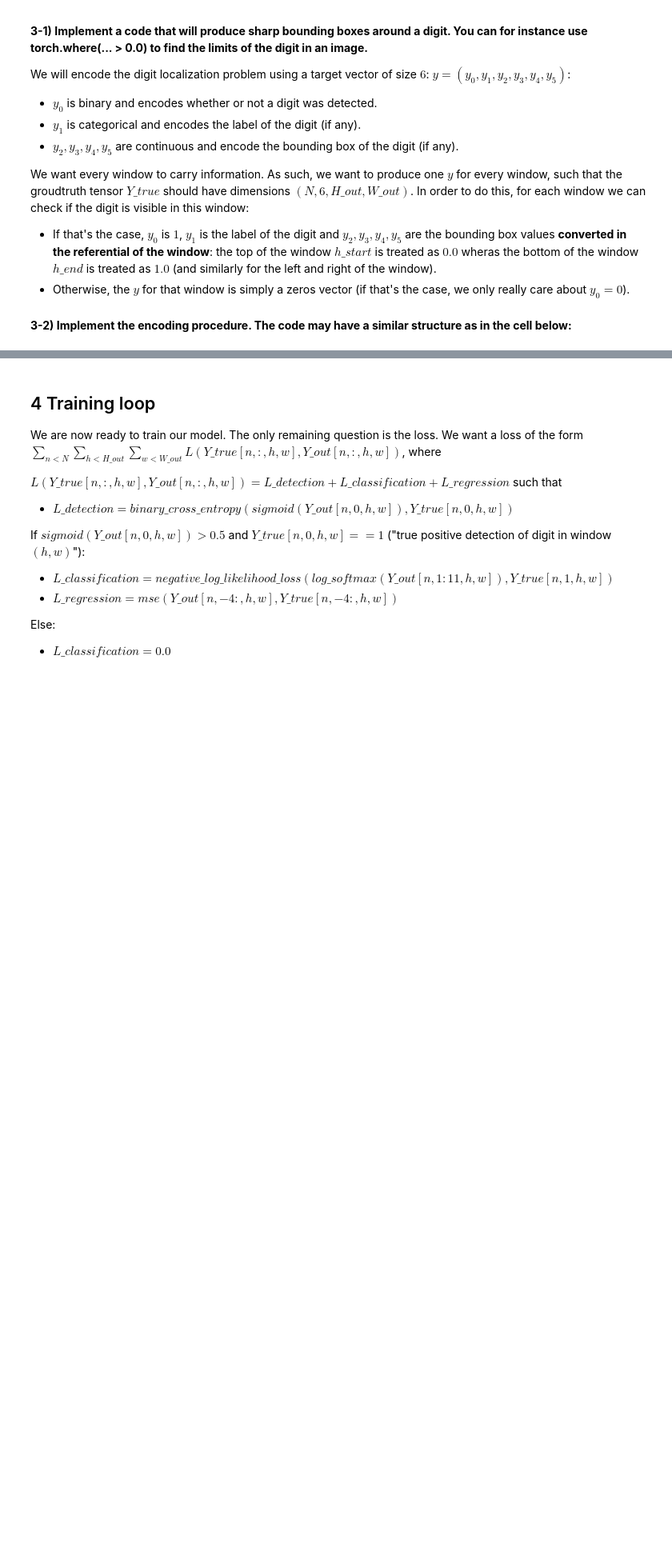
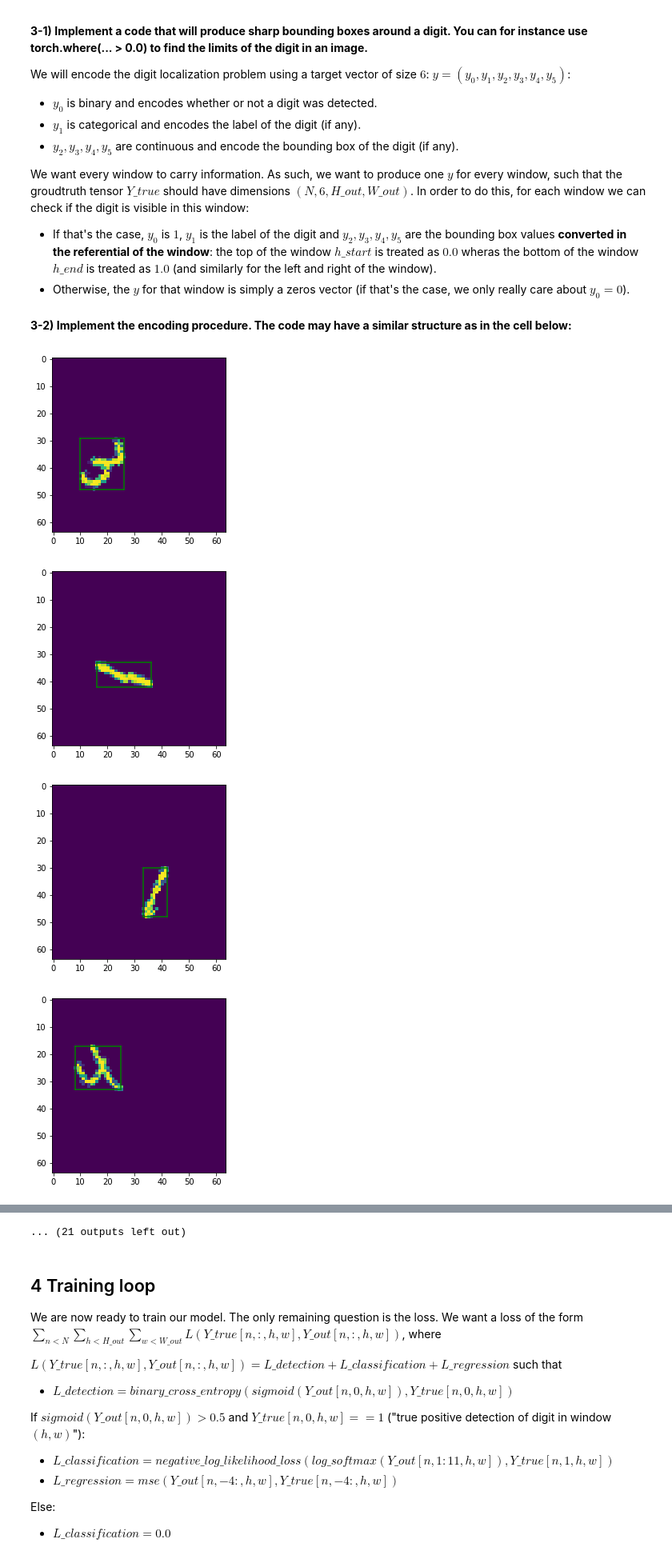
Before and after one commit to ErikHys/INF265, a Jupyter notebook: Weekly's/INF265_Weeks_12_13.ipynb, the cells around one changed output, grey strips where cells are left out. Shown at 80% size. Cells and saved outputs as stored; diff of their text form; code cells hidden in the pictures; blank space fills up the shorter version.

Commit message:
fuck generators

```diff
--- a/Weekly's/INF265_Weeks_12_13.ipynb
+++ b/Weekly's/INF265_Weeks_12_13.ipynb
@@ -530,11 +570,10 @@ def findTopLeftBottomRight(image):
 # %% [markdown]
 **3-2) Implement the encoding procedure. The code may have a similar structure as in the cell below:**
 # %%
-def label_batch(xb, yb):
+def label_batch(xb, yb, h_out=10, w_out=10, window_size=28, stride=4):
     N = len(xb)
-    stride = 4
-    H_out = 10
-    W_out = 10
+    H_out = h_out
+    W_out = w_out
     bounding_boxes = torch.zeros(size=(N, 4))
     Y_true = torch.zeros(size=(N, 6, H_out, W_out))
     for n in range(N):
@@ -551,11 +590,12 @@ def label_batch(xb, yb):
                 # Coordinates of the window (h,w):
                 h_start = h*stride
                 w_start = w*stride
-                h_end = h_start+28
-                w_end = w_start+28
+                h_end = h_start+window_size
+                w_end = w_start+window_size
                 # If a digit is visible in the window (h,w) <==>
                 # rectangles (top, bottom, left, right) and (h_start, h_end, w_start, w_end) intersect:
                 y1 = 1 if left >= w_start and top >= h_start\
                         and right <= w_end and bottom <= h_end else 0
                 Y_true[n,:,h,w] = torch.tensor([y1, y, left, top, right, bottom])
+    yb = Y_true
     return Y_true
@@ -568,11 +602,41 @@ def label_batch(xb, yb):
 # %%
 Y_true_train_batch = []
+pbar = tqdm(total=len(MNIST_generators['train']), desc='Generating train labels')
 for xb, yb in MNIST_generators['train']:
-    Y_true_train_batch.append(label_batch(xb, yb))
+    b = label_batch(xb, yb)
+    Y_true_train_batch.append(b)
+    pbar.update()
+
+pbar.close()
 # %%
 Y_true_val_batch = []
+pbar = tqdm(total=len(MNIST_generators['val']), desc='Generating val labels')
 for xb, yb in MNIST_generators['val']:
     Y_true_val_batch.append(label_batch(xb, yb))
-Y_true_test_batch = []
-for xb, yb in MNIST_generators['test']:
-    Y_true_test_batch.append(label_batch(xb, yb))
+    pbar.update()
+pbar.close()
+# %%
+Y_true_test_batch = []
+pbar = tqdm(total=len(MNIST_generators['test']), desc='Generating test labels')
+for xb, yb in MNIST_generators['test']:
+    Y_true_test_batch.append(label_batch(xb, yb))
+    pbar.update()
+pbar.close()
+
+test_setx, ys = next(iter(MNIST_generators['test']))
+for x, y in zip(test_setx, ys):
+    fig, ax = plt.subplots()
+    ax.imshow(x.permute(1,2,0))
+    print(y)
+    x_min, y_min, x_max, y_max = y[-4:]
+    ax.plot([x_min, x_max], [y_min, y_min], color='green')
+    ax.plot([x_min, x_max], [y_max, y_max], color='green')
+    ax.plot([x_min, x_min], [y_min, y_max], color='green')
+    ax.plot([x_max, x_max], [y_min, y_max], color='green')
+    plt.show()
+    plt.pause(0.1)
+# %% [output]
+[figure, added]
+[figure, added]
+[figure, added]
+[figure, added]
@@ -579,3 +651,4 @@ for xb, yb in MNIST_generators['test']:
+... (21 outputs left out)
 # %% [markdown]
 ## 4 Training loop
 
```
Also changed, not shown: parts of 21 cells of this notebook.
